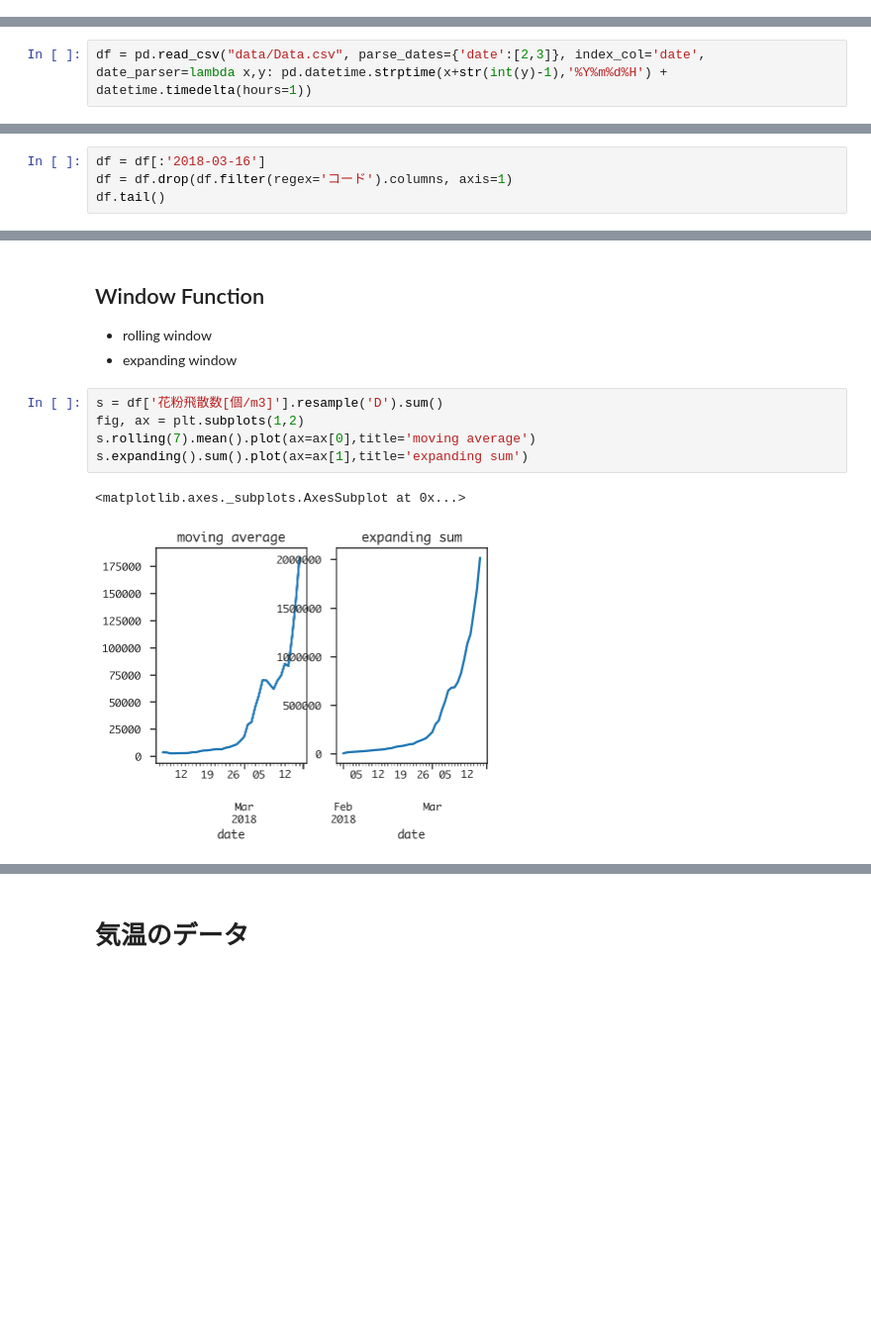
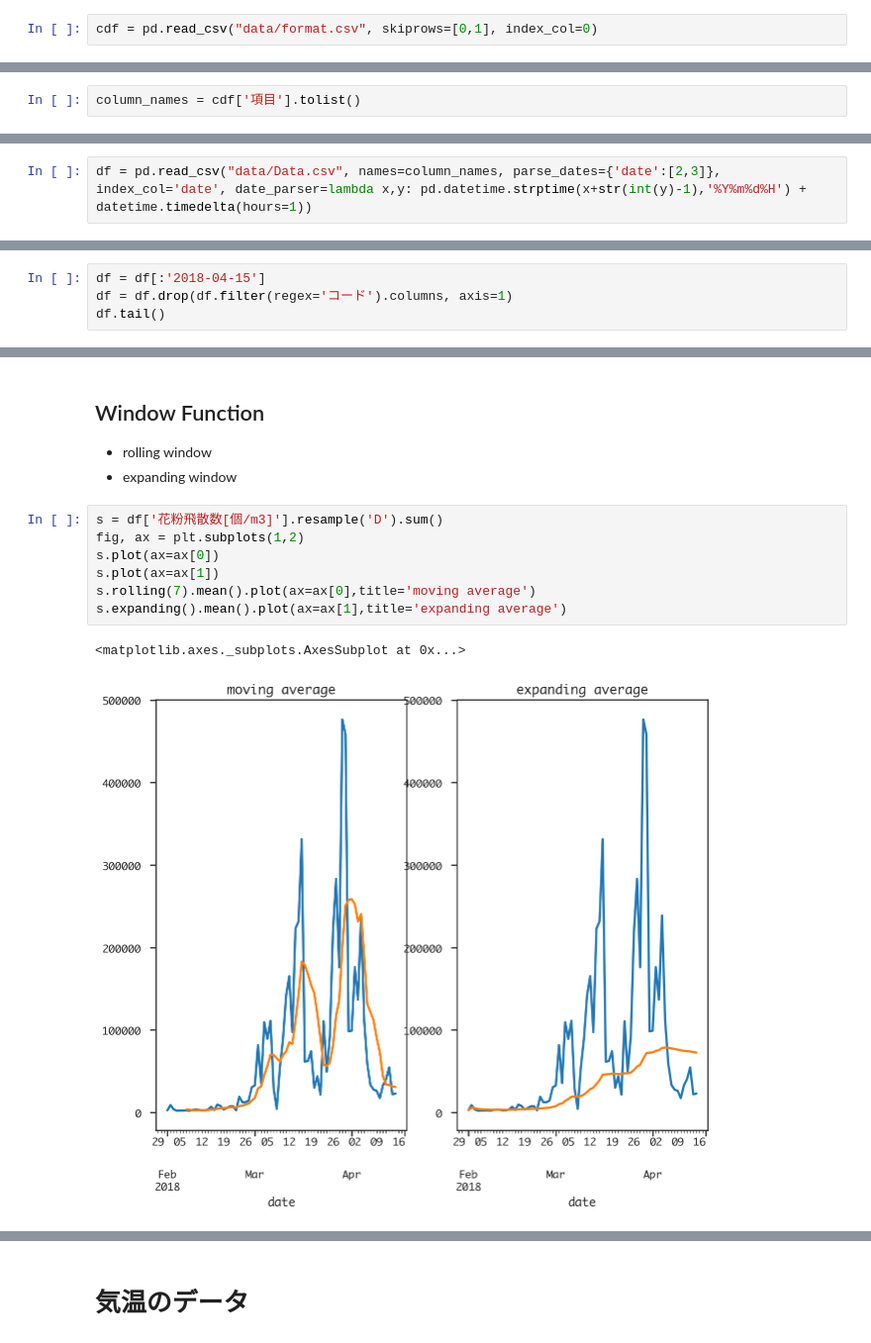
Before and after one commit to terazawa/study, a Jupyter notebook: python/timeseries.ipynb, the cells around one changed output, grey strips where cells are left out. Shown at 99% size. Cells and saved outputs as stored; diff of their text form; blank space fills up the shorter version.

Commit message:
update data

```diff
--- a/python/timeseries.ipynb
+++ b/python/timeseries.ipynb
@@ -28,0 +34,2 @@ matplotlib.rcParams['figure.figsize'] = [10.0, 8.0]
+# %%
+cdf = pd.read_csv("data/format.csv", skiprows=[0,1], index_col=0)
@@ -29 +57,3 @@ matplotlib.rcParams['figure.figsize'] = [10.0, 8.0]
+# %%
+column_names = cdf['項目'].tolist()
 # %%
@@ -40,7 +70,7 @@ df[20:25]
 # %% [markdown]
 まさかの2月1日24時という表記があるので、2月2日0時になるようにdate_parserを調整。
 # %%
-df = pd.read_csv("data/Data.csv", parse_dates={'date':[2,3]}, index_col='date', date_parser=lambda x,y: pd.datetime.strptime(x+str(int(y)-1),'%Y%m%d%H') + datetime.timedelta(hours=1))
+df = pd.read_csv("data/Data.csv", names=column_names, parse_dates={'date':[2,3]}, index_col='date', date_parser=lambda x,y: pd.datetime.strptime(x+str(int(y)-1),'%Y%m%d%H') + datetime.timedelta(hours=1))
 # %%
 df.head()
 # %% [output]
@@ -66,5 +96,5 @@ df.tail()
 # %%
-df = df[:'2018-03-16']
+df = df[:'2018-04-15']
 df = df.drop(df.filter(regex='コード').columns, axis=1)
 df.tail()
 # %% [output]
@@ -123,8 +153,10 @@ tdf.corr()
 # %%
 s = df['花粉飛散数[個/m3]'].resample('D').sum()
 fig, ax = plt.subplots(1,2)
+s.plot(ax=ax[0])
+s.plot(ax=ax[1])
 s.rolling(7).mean().plot(ax=ax[0],title='moving average')
-s.expanding().sum().plot(ax=ax[1],title='expanding sum')
+s.expanding().mean().plot(ax=ax[1],title='expanding average')
 # %% [output]
 <matplotlib.axes._subplots.AxesSubplot at 0x...>
-[figure, old version]
+[figure, new version]
```
Also changed, not shown: parts of 29 cells of this notebook, 1 other file.
